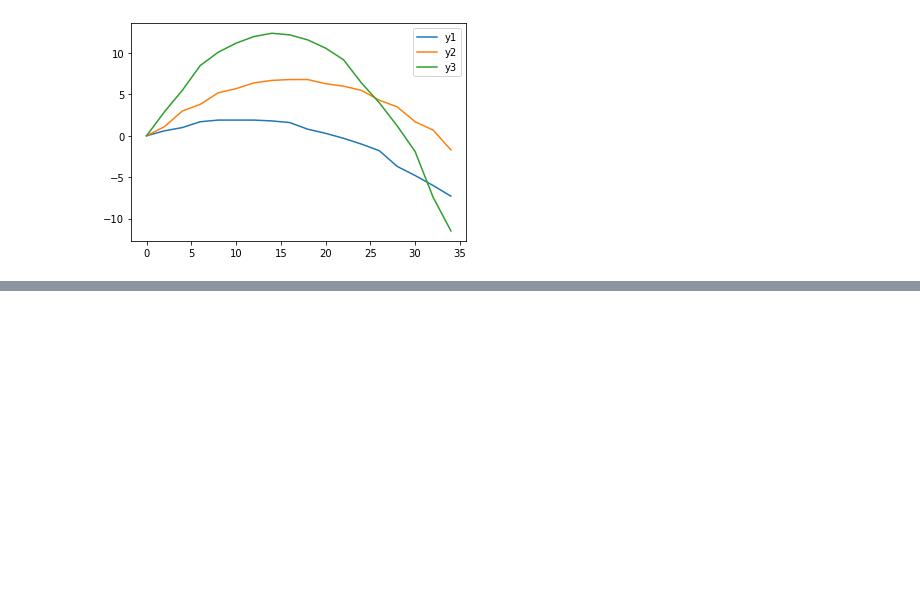
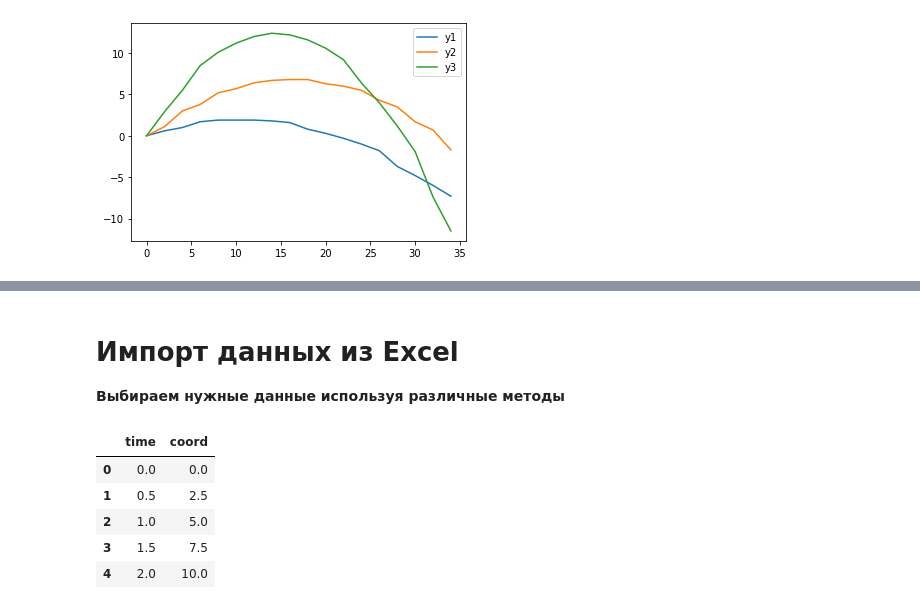
Before and after one commit to alex3287/conference, a Jupyter notebook: 2021_Kemerovo/Test_lesson.ipynb, the cells around one changed output, grey strips where cells are left out. Cells and saved outputs as stored; diff of their text form; code cells hidden in the pictures; blank space fills up the shorter version.

```diff
--- a/2021_Kemerovo/Test_lesson.ipynb
+++ b/2021_Kemerovo/Test_lesson.ipynb
@@ -157,0 +159,23 @@ else:
+# %% [markdown]
+# Импорт данных из Excel
+**Выбираем нужные данные используя различные методы**
+# %%
+import pandas as pd
+
+cols = ['time','coord'] # Называем будущие столбцы
+
+# Считываем данные с файла начиная с 4 строки (нумерация с 0)
+table = pd.read_excel('data.xlsx', header = 4)
+
+# Удаляем первые 4 столбца (там нет нужных данных)
+table.drop(table.columns[[0,1,2,3,4]], axis=1, inplace=True)
+table.columns = cols # устанавливаем нужные нам заголовки
+# table.index_col(1)
+table.head() # выводим первые 5 строк таблицы
+# %% [output]
+|  | time | coord |
+| 0 | 0.0 | 0.0 |
+| 1 | 0.5 | 2.5 |
+| 2 | 1.0 | 5.0 |
+| 3 | 1.5 | 7.5 |
+| 4 | 2.0 | 10.0 |
```
Also changed, not shown: parts of 4 cells of this notebook.
